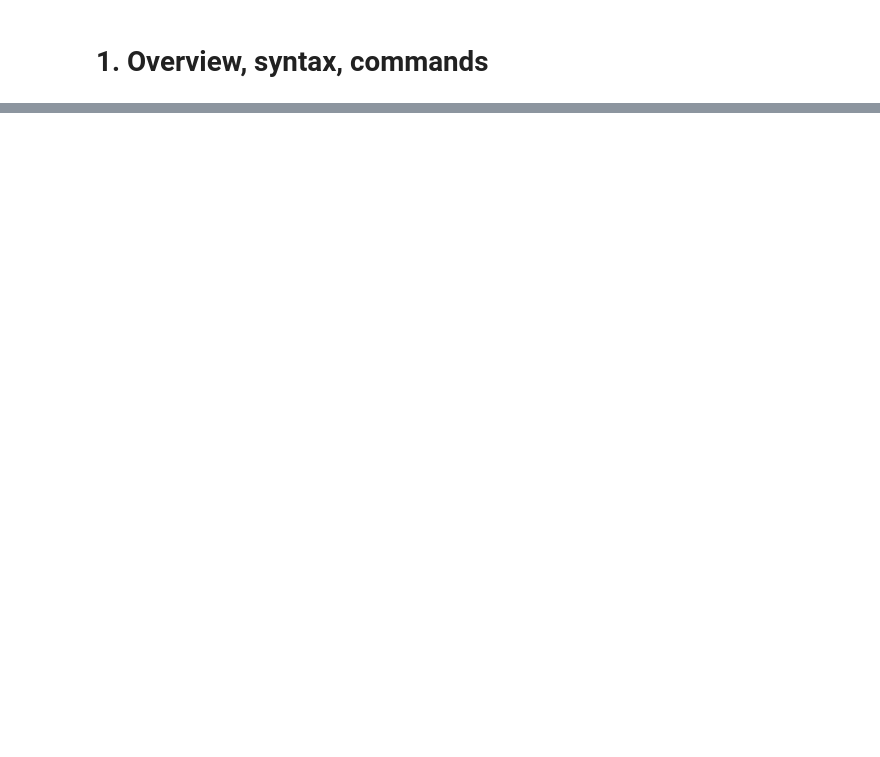
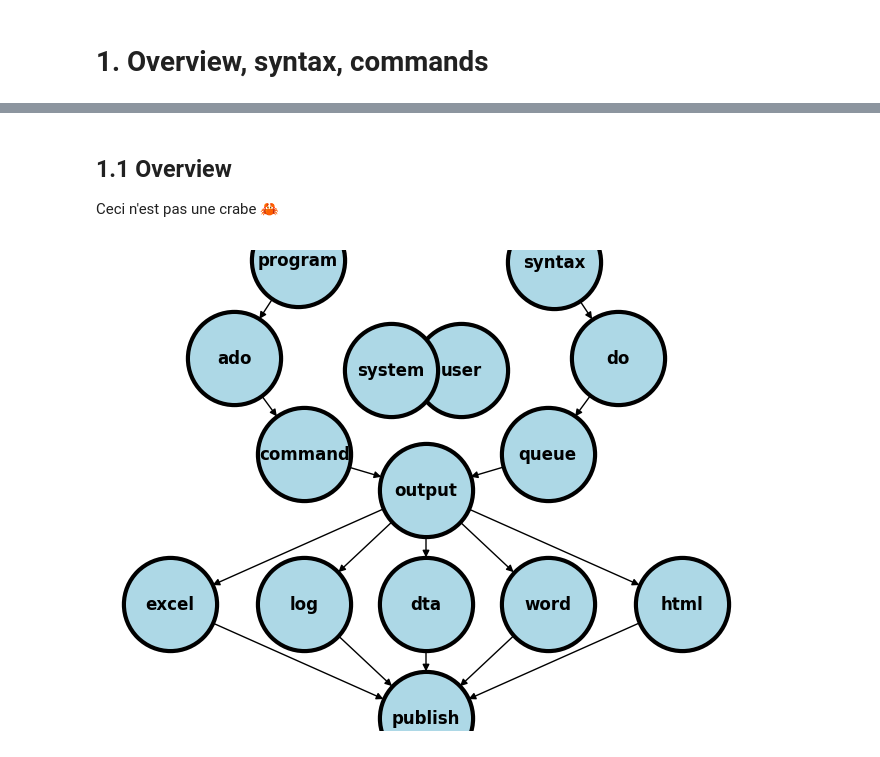
Before and after one commit to jhustata/livre, a Jupyter notebook: _build/jupyter_execute/chapter1.ipynb, the cells around one changed output, grey strips where cells are left out. Drawn from its saved outputs; the diff is of its cells as text; code cells hidden in the pictures; blank space fills up the shorter version.

```diff
--- a/_build/jupyter_execute/chapter1.ipynb
+++ b/_build/jupyter_execute/chapter1.ipynb
@@ -19,3 +22,50 @@ Please respond to the brief class survey that helps us better understand what yo
    3. **Competent User.** I am proficient in using Stata, SAS, R, Python, etc. for data exploration, descriptive statistics, basic inference (t-tests, chi-square tests), and regression
    4. **Advanced User.** I can do multivariable regression and understand various statistical modeling options and techniques available in Stata, SAS, R, etc.
    5. **Expert User.** I can write custom programs, macros, ado-files in Stata. Or I am an experet user of SAS, R, Python, etc. but have little to no experience with Stata.
+# %% [markdown]
+## 1.1 Overview
+
+Ceci n'est pas une crabe &#129408;
+# %%
+import networkx as nx
+import matplotlib.pyplot as plt
+#import numpy as np
+#import sklearn as skl
+#
+
+#plt.figure(figsize=[2, 2])
+G = nx.DiGraph()
+G.add_node("user",  pos = (550,500) )
+G.add_node("system",  pos = (-550,500) )
+G.add_node("program",  pos = (-2000, 960) )
+G.add_node("syntax",  pos = (2000, 950) )
+G.add_node("ado", pos = (-3000, 550) )
+G.add_node("do", pos = (3000, 550) )
+G.add_node("command", pos = (-1900, 150) )
+G.add_node("queue", pos = (1900, 150) )
+G.add_node("output", pos = (0,0))
+G.add_node("dta", pos = (0, -475))
+G.add_node("log", pos = (-1900, -475))
+G.add_node("excel", pos = (-4000, -475))
+G.add_node("word", pos = (1900, -475))
+G.add_node("html", pos = (4000, -475))
+G.add_node("publish", pos = (0, -950))
+G.add_edges_from([ ("program","ado"), ("syntax", "do")])
+G.add_edges_from([("ado", "command"), ("do", "queue") ])
+G.add_edges_from([("command", "output"), ("queue", "output"),("output","excel"),("output","word"),("output","html")])
+G.add_edges_from([("output","dta"),("output","log")])
+G.add_edges_from([("dta","publish"),("log","publish"),("excel","publish"),("word","publish"),("html","publish")])
+nx.draw(G,
+        nx.get_node_attributes(G, 'pos'),
+        with_labels=True,
+        font_weight='bold',
+        node_size = 4500,
+        node_color = "lightblue",
+        linewidths = 3)
+ax= plt.gca()
+ax.collections[0].set_edgecolor("#000000")
+ax.set_xlim([-5000, 5000])
+ax.set_ylim([-1000, 1000])
+plt.show()
+# %% [output]
+[figure, added]
```
Also changed, not shown: parts of 5 cells of this notebook, 21 other files.
